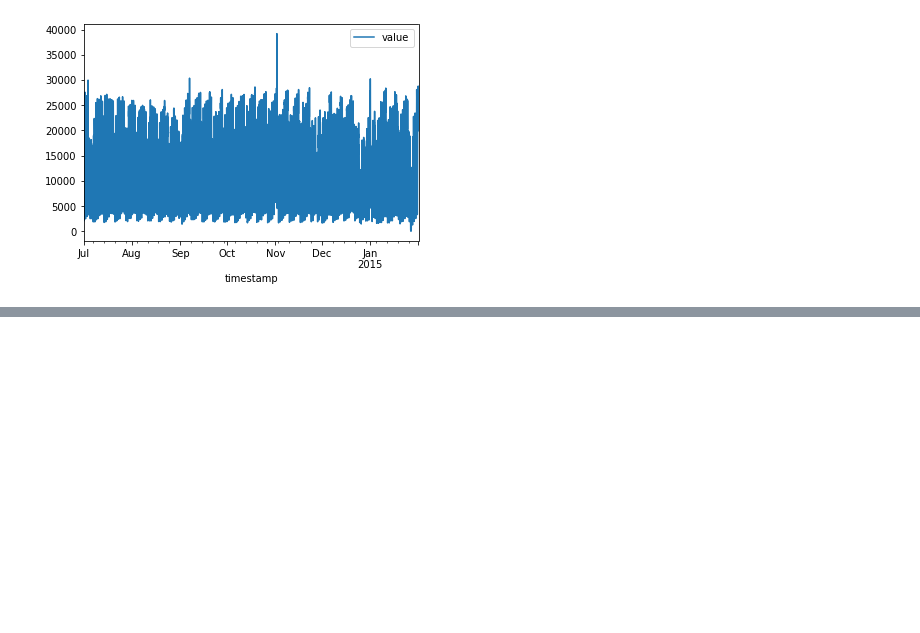
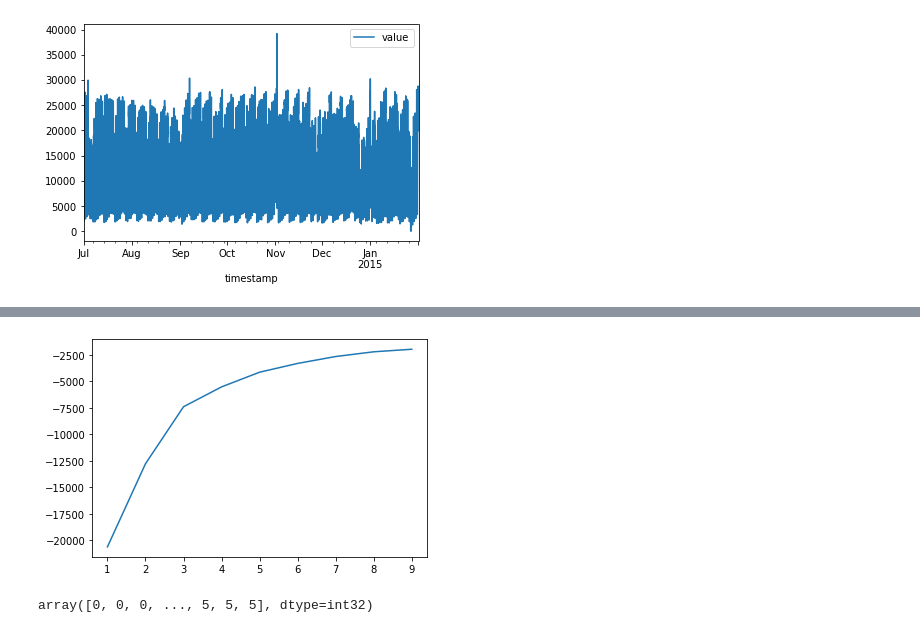
Before and after one commit to aipioneers/workshop, a Jupyter notebook: day-2/nyc_taxi.ipynb, the cells around one changed output, grey strips where cells are left out. Saved outputs shown, nothing was run; the diff lists cells and outputs as text; code cells hidden in the pictures; blank space fills up the shorter version.

```diff
--- a/day-2/nyc_taxi.ipynb
+++ b/day-2/nyc_taxi.ipynb
@@ -26,0 +118,6 @@ df.plot(x='timestamp', y='value')
+# %%
+# Take useful feature and standardize them
+data = df[['value', 'hours', 'daylight', 'DayOfTheWeek', 'WeekDay']]
+min_max_scaler = preprocessing.StandardScaler()
+np_scaled = min_max_scaler.fit_transform(data)
+np_scaled
@@ -26,0 +132,5 @@ df.plot(x='timestamp', y='value')
+# %%
+# reduce to 2 importants features
+pca = PCA(n_components=2)
+data = pca.fit_transform(data)
+data
@@ -26,0 +145,6 @@ df.plot(x='timestamp', y='value')
+# %%
+# standardize these 2 new features
+min_max_scaler = preprocessing.StandardScaler()
+np_scaled = min_max_scaler.fit_transform(data)
+features = pd.DataFrame(np_scaled)
+features
@@ -26,0 +165,14 @@ df.plot(x='timestamp', y='value')
+# %%
+# calculate with different number of centroids to see the loss plot (elbow method)
+n_cluster = range(1,10)
+kmeans = [KMeans(n_clusters=i).fit(features) for i in n_cluster]
+scores = [kmeans[i].score(features) for i in range(len(kmeans))]
+fig, ax = plt.subplots()
+ax.plot(n_cluster, scores)
+plt.show()
+# %% [output]
+[figure, added]
+# %%
+kmeans[7].predict(features)
+# %% [output]
+array([0, 0, 0, ..., 5, 5, 5], dtype=int32)
```
Also changed, not shown: parts of 16 cells of this notebook.
